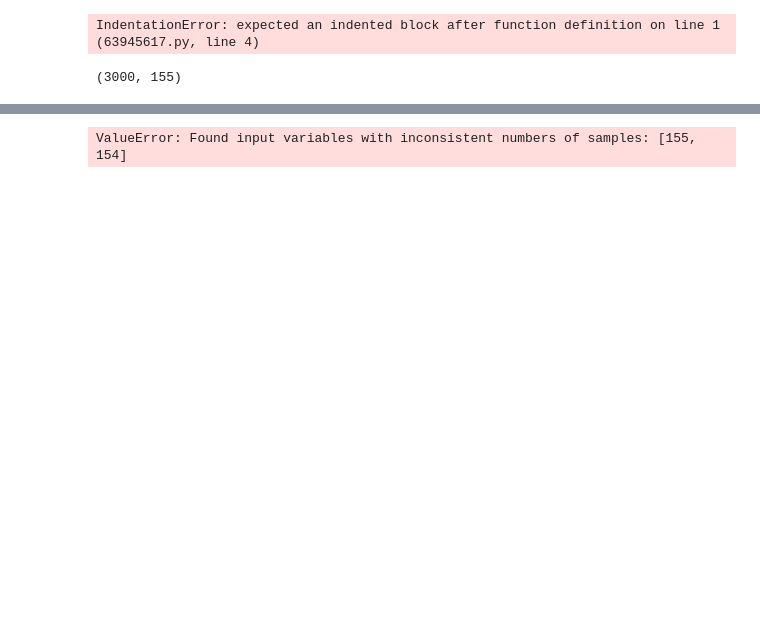
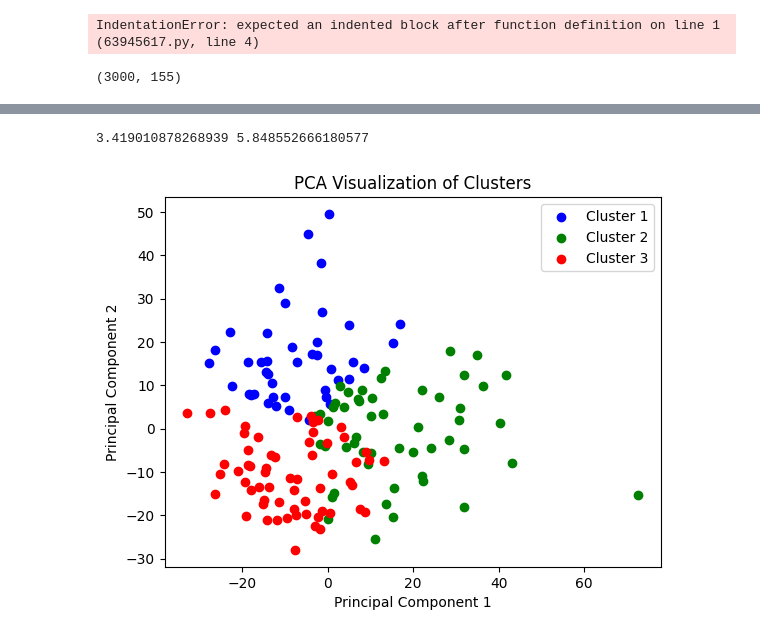
Before and after one commit to vratins/AsthmaClustering, a Jupyter notebook: kmeans_nb.ipynb, the cells around one changed output, grey strips where cells are left out. Drawn from its saved outputs; the diff is of its cells as text; code cells hidden in the pictures; blank space fills up the shorter version.

```diff
--- a/kmeans_nb.ipynb
+++ b/kmeans_nb.ipynb
@@ -146,9 +145,10 @@ plt.show()
 # %%
 labels_bec = np.concatenate([np.full(len(sublist), i, dtype=int) for i, sublist in enumerate(clusters_bec)])
-ch_score_bec = calinski_harabasz_score(data_bec.T, labels)
-dh_score_bec = davies_bouldin_score(data_bec.T, labels)
+ch_score_bec = calinski_harabasz_score(data_bec.T, labels_bec)
+dh_score_bec = davies_bouldin_score(data_bec.T, labels_bec)
 print(ch_score_bec, dh_score_bec)
 
 visualize_clusters_pca(data_bec, clusters_bec)
 # %% [output]
-ValueError: Found input variables with inconsistent numbers of samples: [155, 154]
+3.419010878268939 5.848552666180577
+[figure, added]
```
Also changed, not shown: parts of 5 cells of this notebook.
